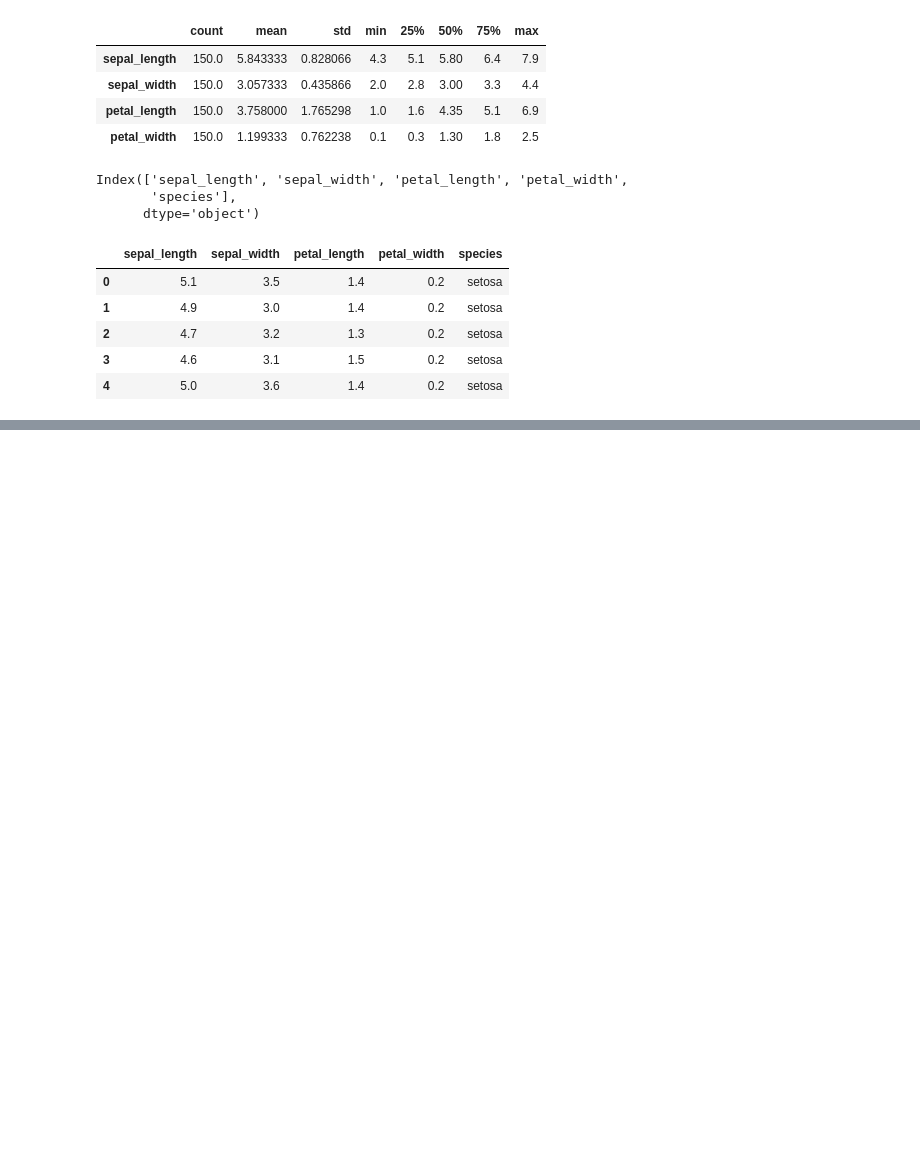
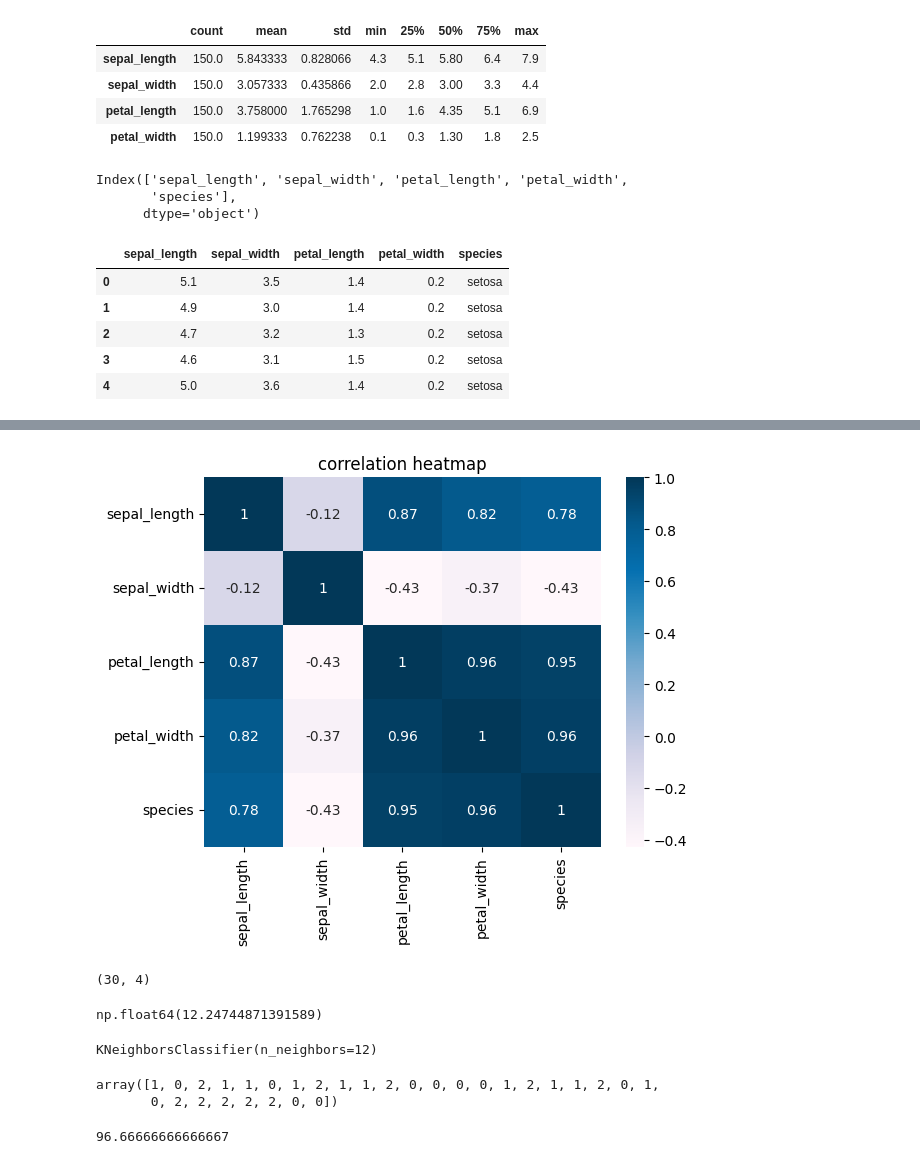
Before and after one commit to rakshume/Machine-Learning, a Jupyter notebook: KNN_k_nearest_neibhour/iris.ipynb, the cells around one changed output, grey strips where cells are left out. Saved outputs shown, nothing was run; the diff lists cells and outputs as text; code cells hidden in the pictures; blank space fills up the shorter version.

```diff
--- a/KNN_k_nearest_neibhour/iris.ipynb
+++ b/KNN_k_nearest_neibhour/iris.ipynb
@@ -135,0 +157,7 @@ TypeError: ufunc 'divide' not supported for the input types, and the inputs coul
+# %%
+corr = df.corr(method='pearson')
+sns.heatmap(corr,annot=True,cmap='PuBu')
+plt.title('correlation heatmap')
+plt.show()
+# %% [output]
+[figure, added]
@@ -135,0 +169,4 @@ TypeError: ufunc 'divide' not supported for the input types, and the inputs coul
+# %%
+x_test.shape
+# %% [output]
+(30, 4)
@@ -135,0 +177,5 @@ TypeError: ufunc 'divide' not supported for the input types, and the inputs coul
+# %%
+a = np.sqrt(150)
+a
+# %% [output]
+np.float64(12.24744871391589)
@@ -135,0 +184,15 @@ TypeError: ufunc 'divide' not supported for the input types, and the inputs coul
+# %%
+knn.fit(x_train_scalar,y_train)
+# %% [output]
+KNeighborsClassifier(n_neighbors=12)
+# %%
+y_pred= knn.predict(x_test_scalar)
+y_pred
+# %% [output]
+array([1, 0, 2, 1, 1, 0, 1, 2, 1, 1, 2, 0, 0, 0, 0, 1, 2, 1, 1, 2, 0, 1,
+       0, 2, 2, 2, 2, 2, 0, 0])
+# %%
+accuracy = accuracy_score(y_pred,y_test)*100
+accuracy
+# %% [output]
+96.66666666666667
```
Also changed, not shown: parts of 13 cells of this notebook, 10 other files.
